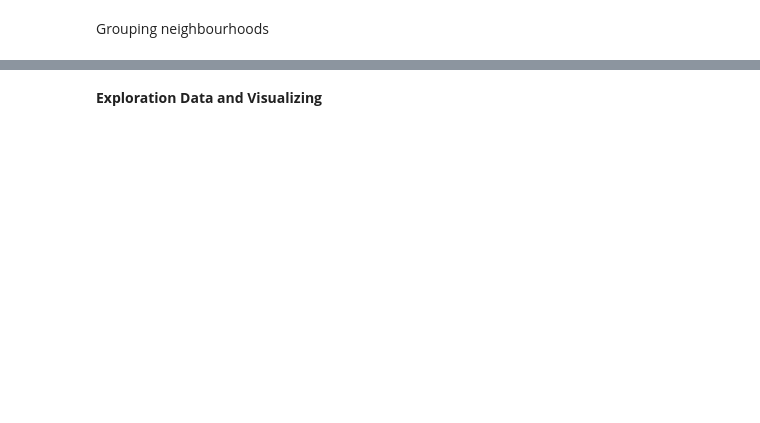
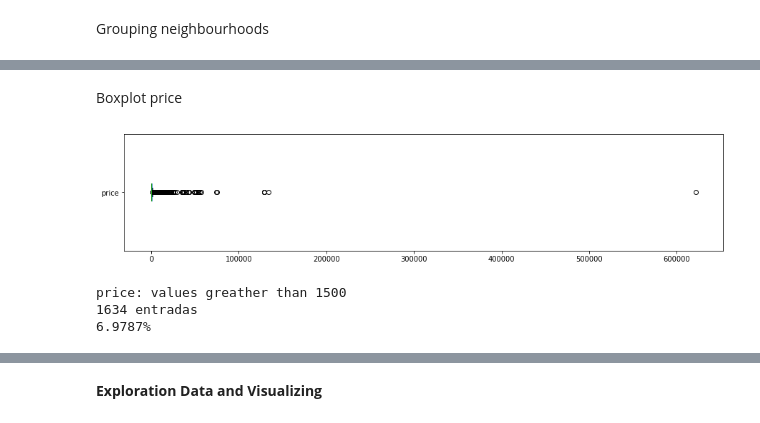
Before and after one commit to vinidias/Analyzing_Aibnb_Data_Rio, a Jupyter notebook: EDA_RJ_Airbnb.ipynb, the cells around one changed output, grey strips where cells are left out. Drawn from its saved outputs; the diff is of its cells as text; code cells hidden in the pictures; blank space fills up the shorter version.

```diff
--- a/EDA_RJ_Airbnb.ipynb
+++ b/EDA_RJ_Airbnb.ipynb
@@ -249,0 +304,15 @@ print(rj_df)
+# %% [markdown]
+Boxplot price
+# %%
+rj_df['price'].plot(kind='box', vert=False, figsize=(15, 3),)
+plt.show()
+
+# ver quantidade de valores acima de 1500 para price
+print("\nprice: values greather than 1500")
+print("{} entradas".format(len(rj_df[rj_df['price'] > 1500])))
+print("{:.4f}%".format((len(rj_df[rj_df['price'] > 1500]) / rj_df.shape[0])*100))
+# %% [output]
+[figure, added]
+price: values greather than 1500
+1634 entradas
+6.9787%
```
Also changed, not shown: parts of 54 cells of this notebook.
